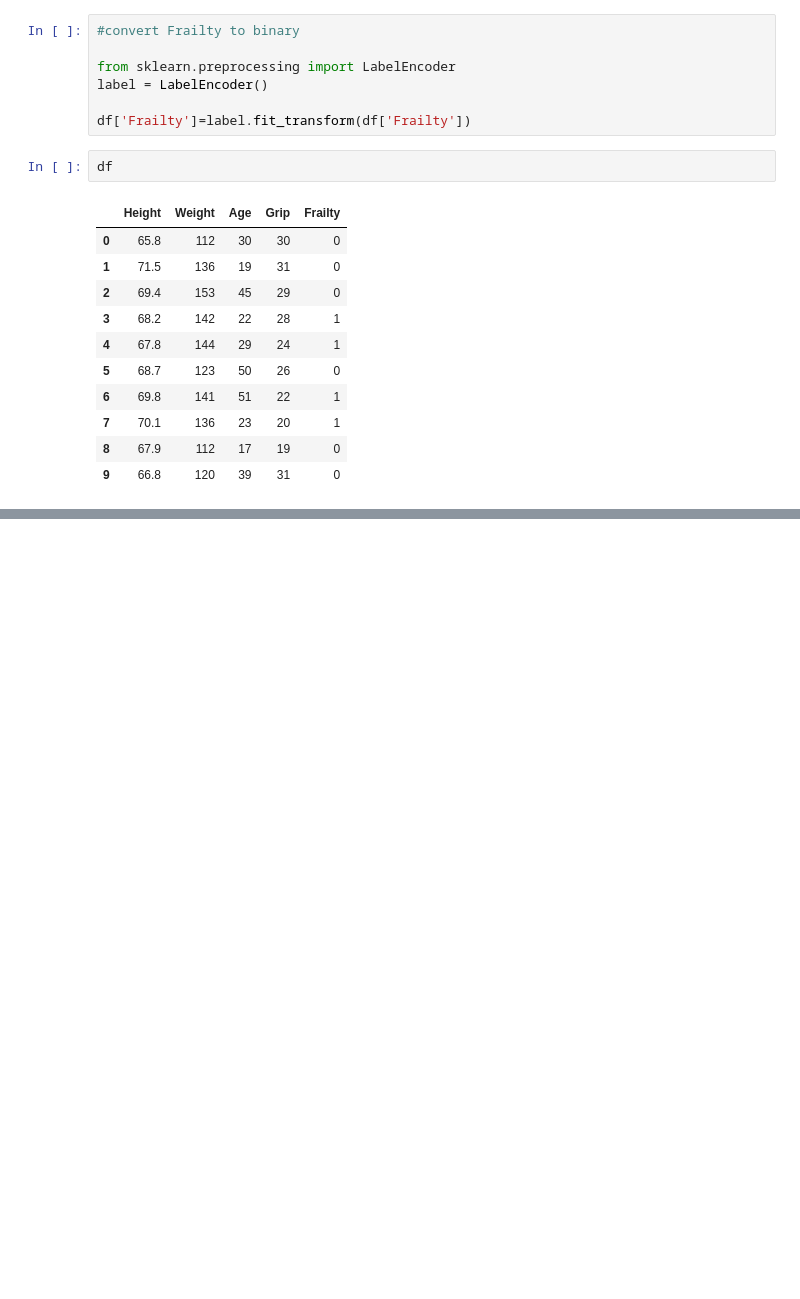
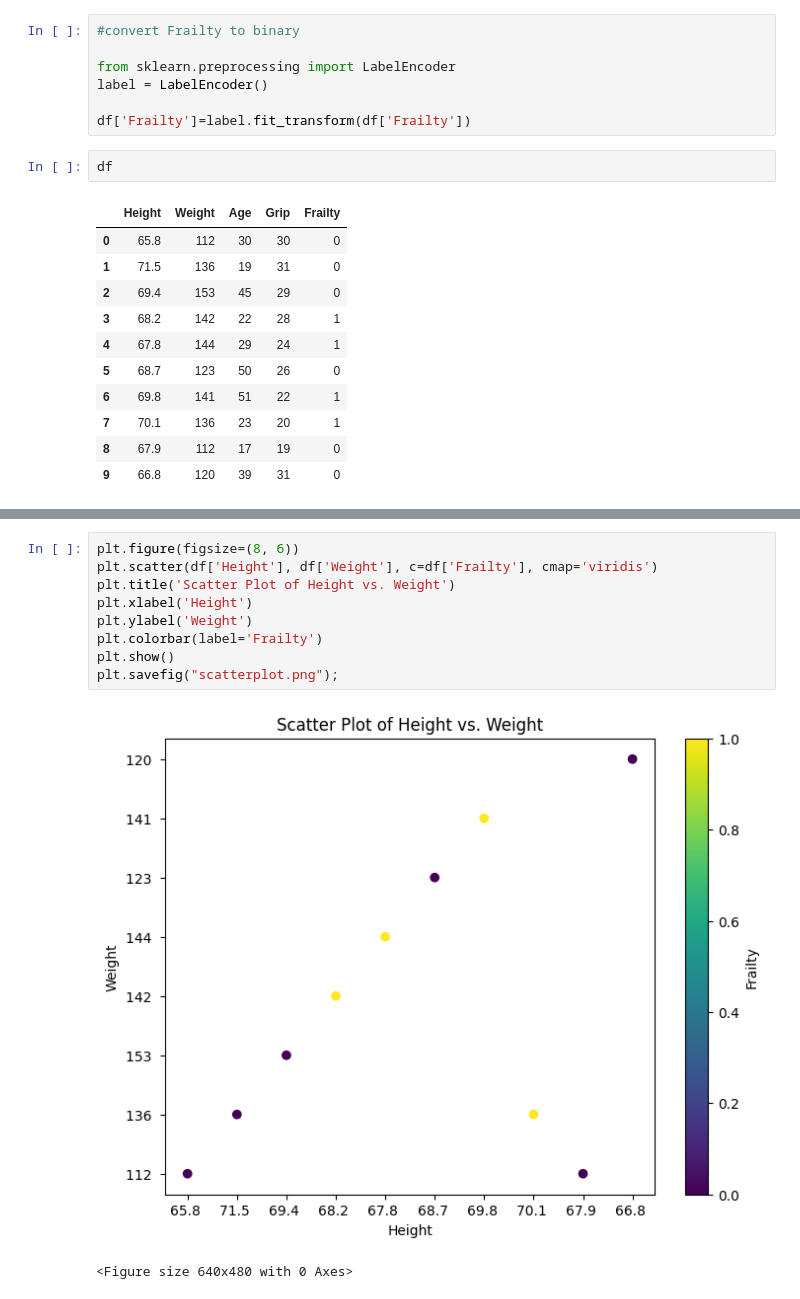
Before and after one commit to HrithikReddy2k/PDS-Assignments-16345458, a Jupyter notebook: Assignment1/Q1/src/assignment1_16345458_Q1.ipynb, the cells around one changed output, grey strips where cells are left out. Saved outputs shown, nothing was run; the diff lists cells and outputs as text; blank space fills up the shorter version.

```diff
--- a/Assignment1/Q1/src/assignment1_16345458_Q1.ipynb
+++ b/Assignment1/Q1/src/assignment1_16345458_Q1.ipynb
@@ -66,0 +87,12 @@ chart
+# %%
+plt.figure(figsize=(8, 6))
+plt.scatter(df['Height'], df['Weight'], c=df['Frailty'], cmap='viridis')
+plt.title('Scatter Plot of Height vs. Weight')
+plt.xlabel('Height')
+plt.ylabel('Weight')
+plt.colorbar(label='Frailty')
+plt.show()
+plt.savefig("scatterplot.png");
+# %% [output]
+[figure, added]
+<Figure size 640x480 with 0 Axes>
```
Also changed, not shown: parts of 3 cells of this notebook.
